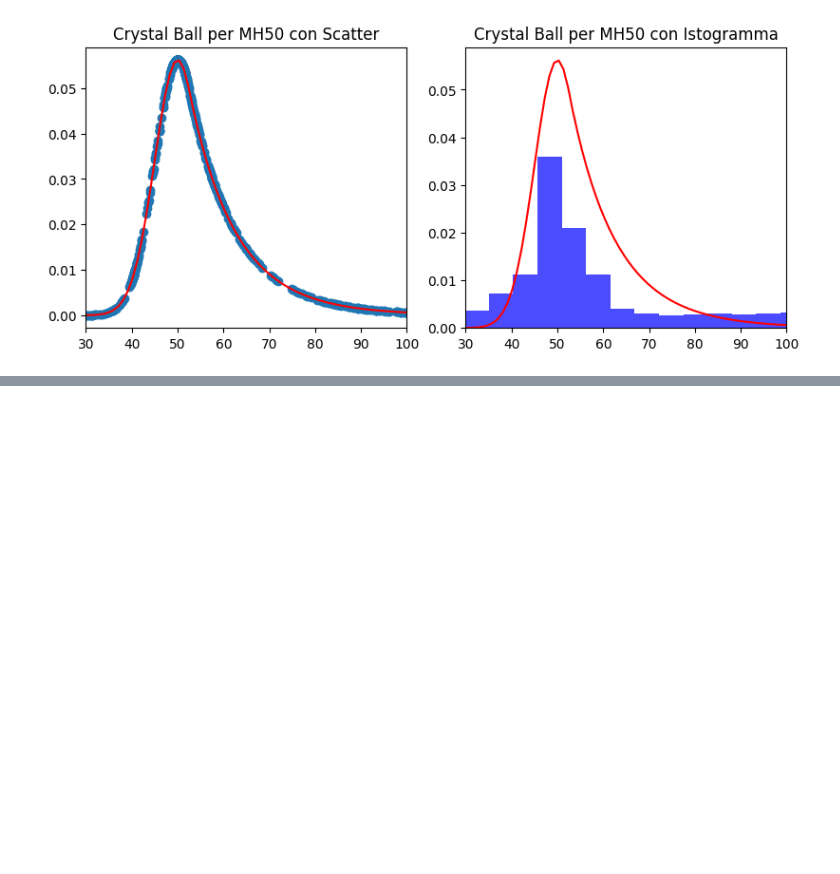
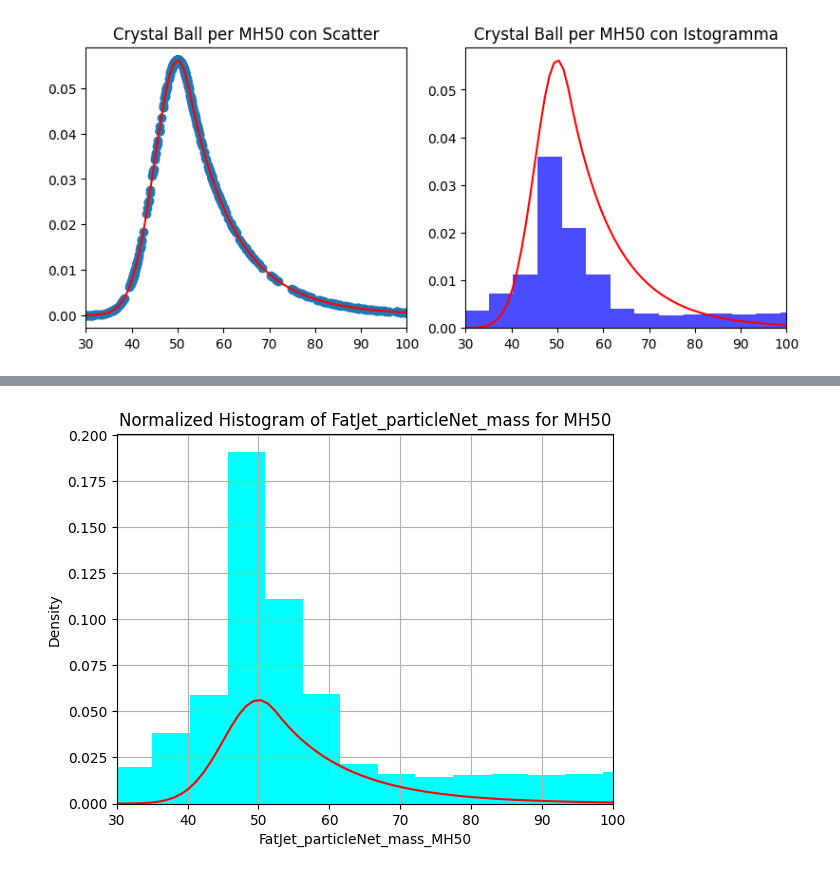
Before and after one commit to riccardocanterini-cyber/Tesi, a Jupyter notebook: Fit_Dati.ipynb, the cells around one changed output, grey strips where cells are left out. Drawn from its saved outputs; the diff is of its cells as text; code cells hidden in the pictures; blank space fills up the shorter version.

```diff
--- a/Fit_Dati.ipynb
+++ b/Fit_Dati.ipynb
@@ -53,0 +66,16 @@ plt.xlim(30, 100)
+# %%
+#Ora normalizziamo il piccolo infame
+#Diamo dei pesi al nostoro amico
+weights = np.ones_like(x_MH50) / len(x_MH50)
+plt.hist(x_MH50, bins=50, histtype="barstacked", color="cyan", alpha=1, weights=weights)
+plt.xlabel("FatJet_particleNet_mass_MH50")
+plt.ylabel("Density")
+plt.title("Normalized Histogram of FatJet_particleNet_mass for MH50")
+plt.plot(xm,ym, color="red")
+plt.xlim(30, 100)
+plt.grid()
+plt.show()
+
+#Sovrapponiamo la curva della Crystal Ball
+# %% [output]
+[figure, added]
```
Also changed, not shown: parts of 1 cell of this notebook.
